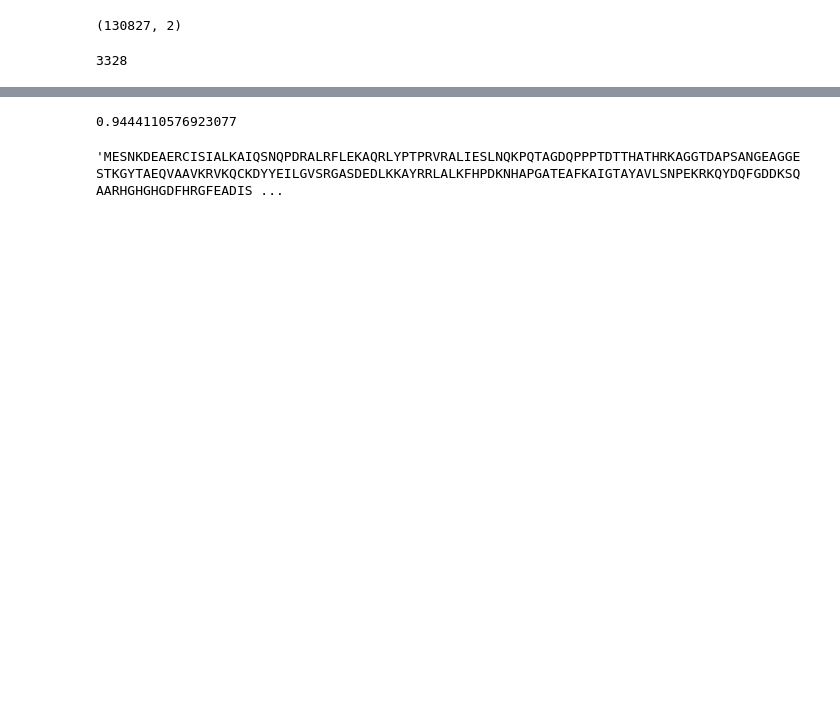
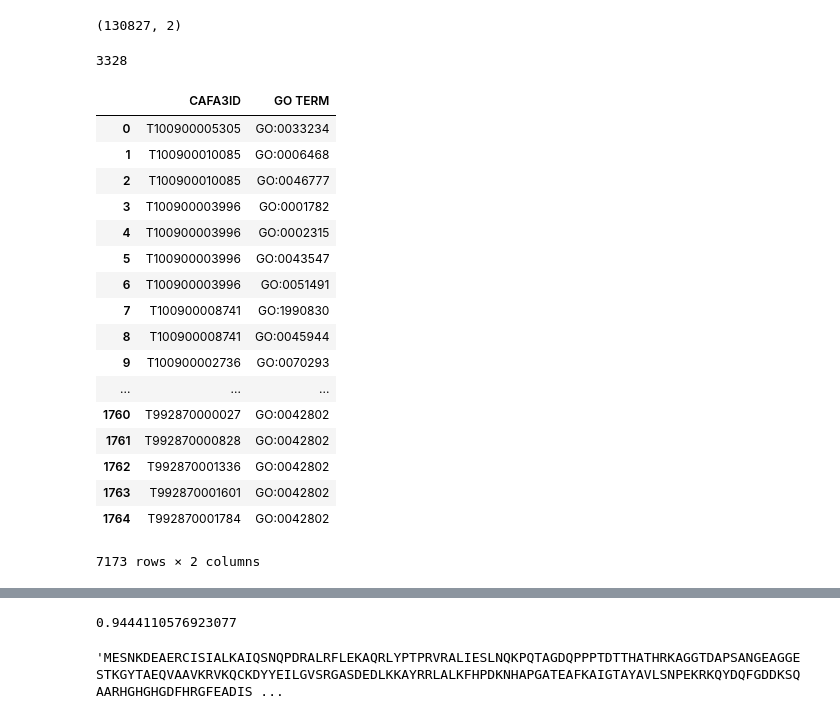
Before and after one commit to pstjohn/uniparc_modeling, a Jupyter notebook: go_annotation/cafa3/parse_targets.ipynb, the cells around one changed output, grey strips where cells are left out. Cells and saved outputs as stored; diff of their text form; code cells hidden in the pictures; blank space fills up the shorter version.

```diff
--- a/go_annotation/cafa3/parse_targets.ipynb
+++ b/go_annotation/cafa3/parse_targets.ipynb
@@ -45,6 +45,27 @@ target_go_labels = pd.concat([target_go_bp, target_go_cc, target_go_mf]).rename(
 len(target_go_labels['CAFA3ID'].unique())
 # %% [output]
 3328
+# %%
+target_go_labels
+# %% [output]
+|  | CAFA3ID | GO TERM |
+| 0 | T100900005305 | GO:0033234 |
+| 1 | T100900010085 | GO:0006468 |
+| 2 | T100900010085 | GO:0046777 |
+| 3 | T100900003996 | GO:0001782 |
+| 4 | T100900003996 | GO:0002315 |
+| 5 | T100900003996 | GO:0043547 |
+| 6 | T100900003996 | GO:0051491 |
+| 7 | T100900008741 | GO:1990830 |
+| 8 | T100900008741 | GO:0045944 |
+| 9 | T100900002736 | GO:0070293 |
+| ... | ... | ... |
+| 1760 | T992870000027 | GO:0042802 |
+| 1761 | T992870000828 | GO:0042802 |
+| 1762 | T992870001336 | GO:0042802 |
+| 1763 | T992870001601 | GO:0042802 |
+| 1764 | T992870001784 | GO:0042802 |
+7173 rows × 2 columns
 # %%
 seq_df_subset = seq_df[seq_df['CAFA3ID'].isin(target_go_labels['CAFA3ID'])]
 # %%
```
Also changed, not shown: 18 other files.
